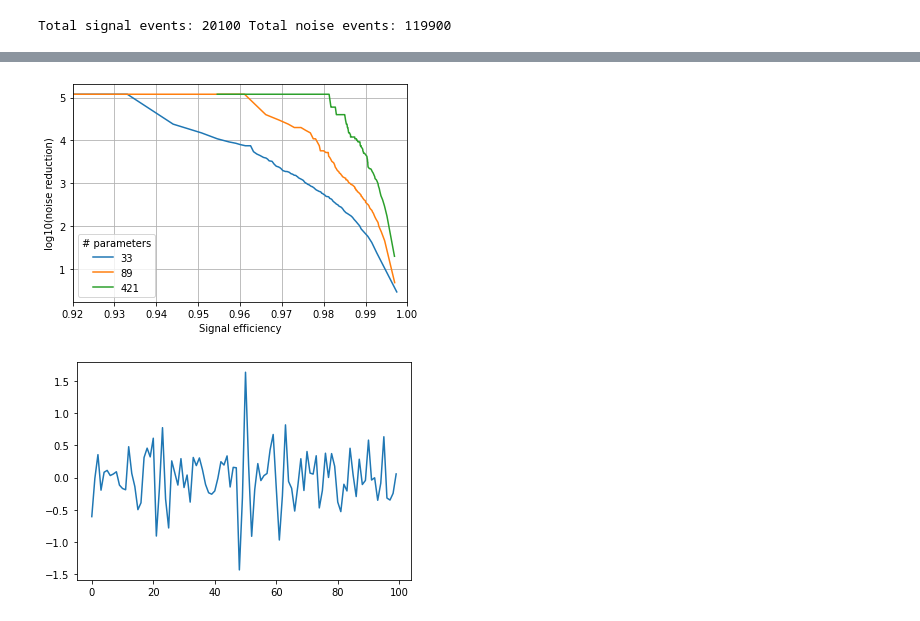
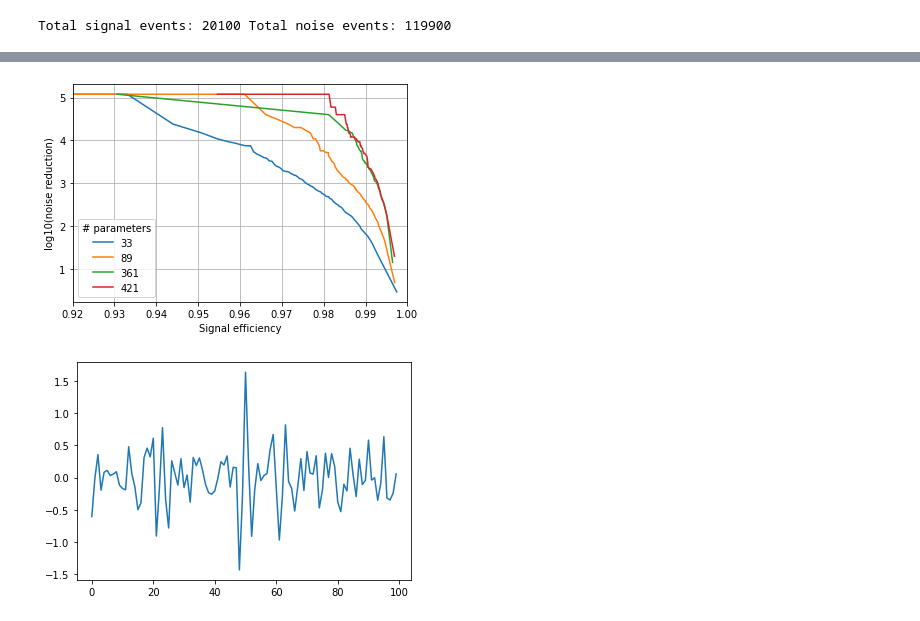
Before and after one commit to javier-eguiluz/Project_DS_IceCube_RNN, a Jupyter notebook: RNN_based_classification.ipynb, the cells around one changed output, grey strips where cells are left out. Cells and saved outputs as stored; diff of their text form; code cells hidden in the pictures.

```diff
--- a/RNN_based_classification.ipynb
+++ b/RNN_based_classification.ipynb
@@ -204,21 +275,15 @@ Total signal events: 20100 Total noise events: 119900
 # %%
-import ast
-
-df = pd.read_csv("/content/gdrive/MyDrive/Colab Notebooks/result_1CH_100.csv")
-df = df.sort_values("Parameters")
+df = read_results("/content/gdrive/MyDrive/Colab Notebooks/result_1CH_100.csv")
 for i in range(len(df)):
-    if i != 2:
-      a = np.array(ast.literal_eval(df.iloc[i].ns))
-      b = np.array(ast.literal_eval(df.iloc[i].nr))
-      plt.plot(a, b, label=df.iloc[i].Parameters)
+    plt.plot(df.iloc[i].ns, df.iloc[i].nr, label=df.iloc[i].Parameters)
 plt.xlim((0.92, 1.0))
 plt.xlabel("Signal efficiency")
 plt.ylabel("log10(noise reduction)")
 plt.grid()
 plt.legend(title="# parameters")
 plt.show()
 # %% [output]
-[figure, old version]
+[figure, new version]
 # %%
 cl.plot_samples(n_samples=2)
 # %% [output]
```
Also changed, not shown: parts of 60 cells of this notebook, 1 other file.
